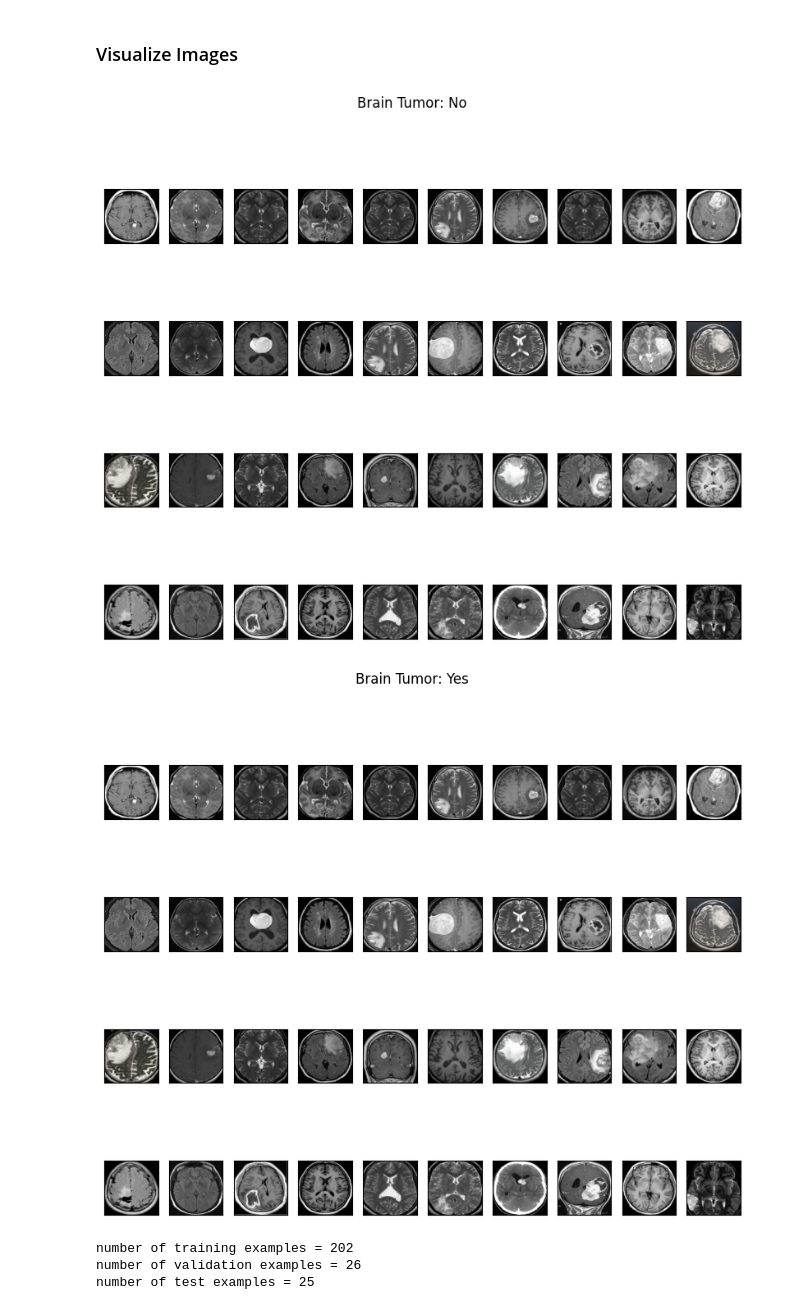
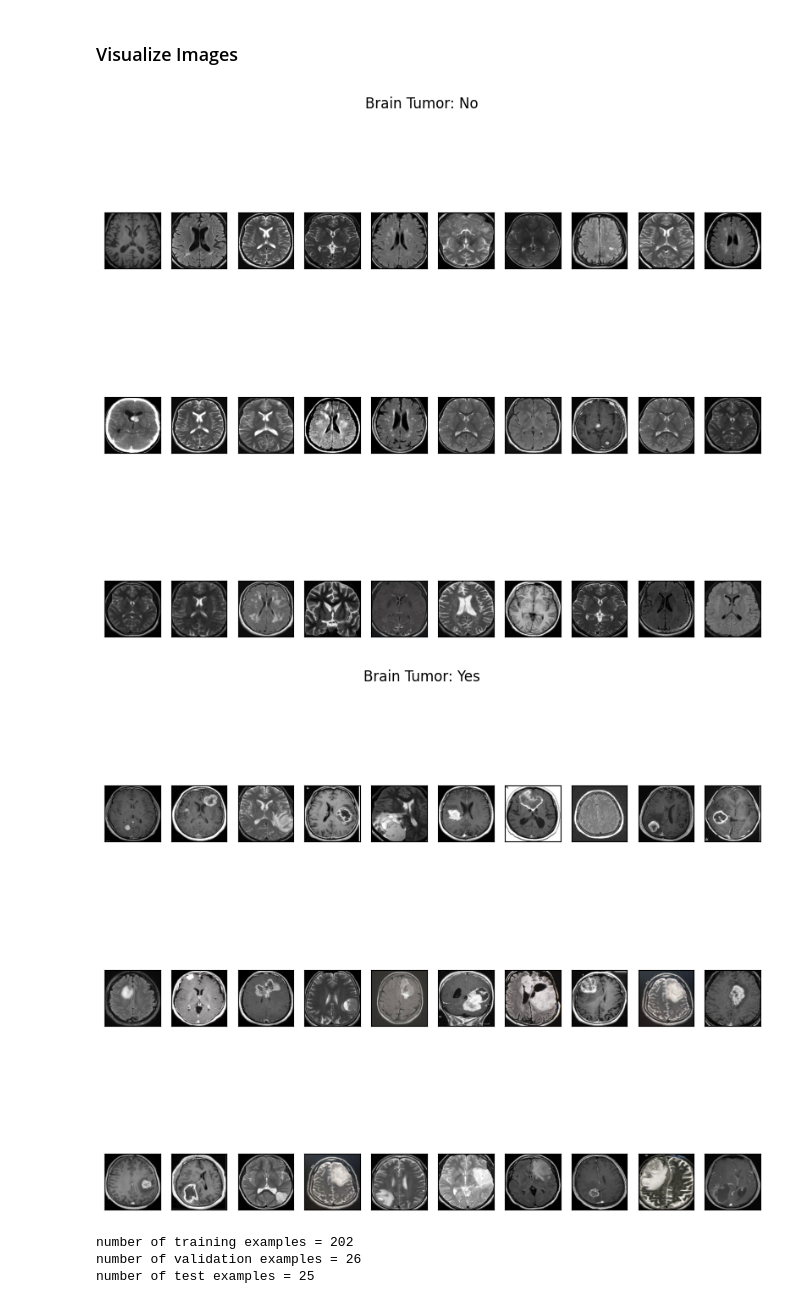
Before and after one commit to HanyuPei22/DNN-inference-on-Tumor-data, a Jupyter notebook: Tumor_CNN.ipynb, the cells around one changed output. Saved outputs shown, nothing was run; the diff lists cells and outputs as text; code cells hidden in the pictures.

```diff
--- a/Tumor_CNN.ipynb
+++ b/Tumor_CNN.ipynb
@@ -131,9 +129,9 @@ def load_data(dir_list, image_size):
     y = np.array(y)
 
     # Shuffle the data
-    X, y = shuffle(X, y)
+    #X, y = shuffle(X, y)
     # convert class vectors to binary class matrices
-    y = keras.utils.to_categorical(y, 2)
+    #y = keras.utils.to_categorical(y, 2)
 
     print(f'Number of examples is: {len(X)}')
     print(f'X shape is: {X.shape}')
@@ -144,8 +142,9 @@ def load_data(dir_list, image_size):
 Image_yes = IMG_PATH+'yes'
 Image_no = IMG_PATH+'no'
 
-IMG_WIDTH, IMG_HEIGHT = (224, 224)
+IMG_WIDTH, IMG_HEIGHT = (112, 112)
 
 X, y = load_data([Image_yes, Image_no], (IMG_WIDTH, IMG_HEIGHT))
+y_cat = keras.utils.to_categorical(y, 2)
 # %% [output]
 Number of examples is: 253
@@ -154,35 +153,35 @@ y shape is: (253, 2)
 # %% [markdown]
 ### Visualize Images
 # %%
-def plot_sample_images(X, y, n=40):
+def plot_sample_images(X, y, n=30):
     for label in [0,1]:
         # grab the first n images with the corresponding y values equal to label
         images = X[np.argwhere(y == label)]
         n_images = images[:n]
 
         columns_n = 10
         rows_n = int(n/ columns_n)
 
         plt.figure(figsize=(10, 8))
 
         i = 1 # current plot
         for image in n_images:
             plt.subplot(rows_n, columns_n, i)
             plt.imshow(image[0])
 
             # remove ticks
             plt.tick_params(axis='both', which='both',
                             top=False, bottom=False, left=False, right=False,
                            labelbottom=False, labeltop=False, labelleft=False, labelright=False)
 
             i += 1
 
         label_to_str = lambda label: "Yes" if label == 1 else "No"
         plt.suptitle(f"Brain Tumor: {label_to_str(label)}")
         plt.show()
 
 plot_sample_images(X, y)
 # %% [output]
-[figure, old version]
+[figure, new version]
-[figure, old version]
+[figure, new version]
 # %%
```
Also changed, not shown: parts of 12 cells of this notebook.
